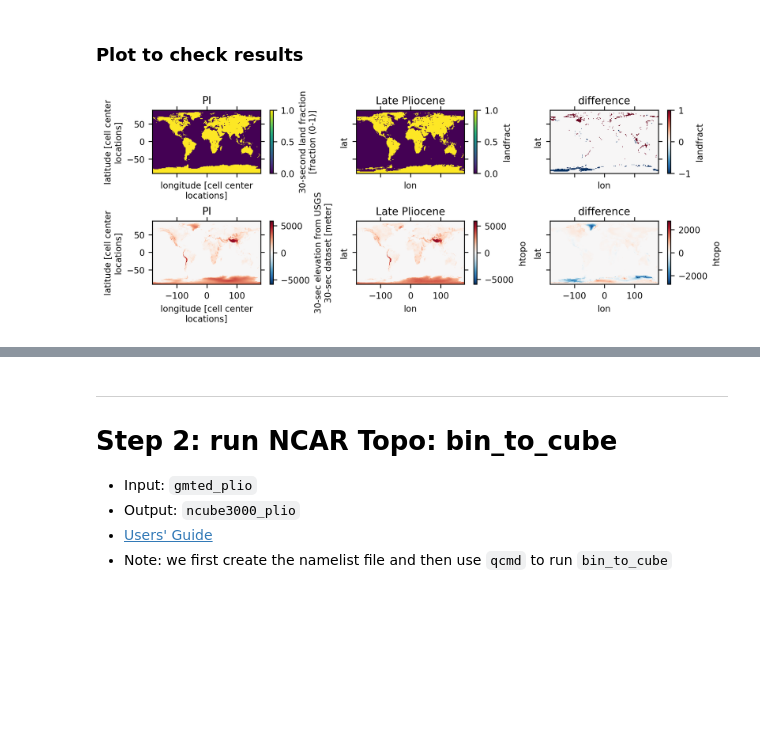
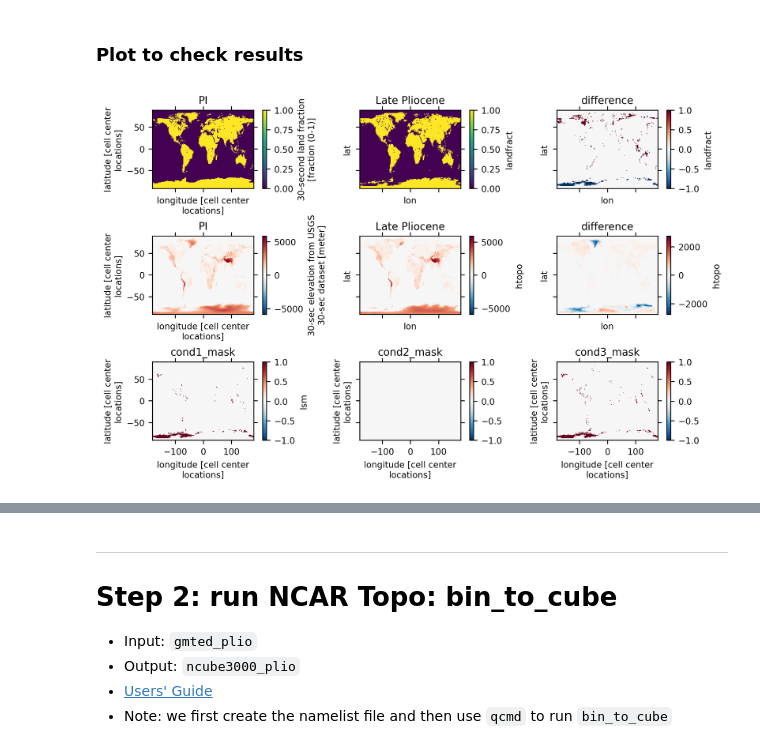
Before and after one commit to jiang-zhu/paleowg-recipes, a Jupyter notebook: cesm3_pliocene/04.setup_cam7_topo_pliomip3.ipynb, the cells around one changed output, grey strips where cells are left out. Cells and saved outputs as stored; diff of their text form; code cells hidden in the pictures; blank space fills up the shorter version.

```diff
--- a/cesm3_pliocene/04.setup_cam7_topo_pliomip3.ipynb
+++ b/cesm3_pliocene/04.setup_cam7_topo_pliomip3.ipynb
@@ -285,27 +276,0 @@ Maximum elevation decrease (m): -3387.0
-# %%
-# Load and smooth land mask
-lsm = ds_plio.lsm.load()
-
-# Iterative smoothing - only smooth partial land/ocean areas
-for i in range(11):
-    smoothed = mpcalc.smooth_n_point(lsm, 9)
-    lsm = xr.where(lsm < 1, smoothed, lsm)
-
-# Apply cosine latitude weighting, preserve pure land points
-cos_weight = np.cos(np.radians(ds_plio.lat))
-landm_coslat = xr.where(ds_plio.lsm >= 1, ds_plio.lsm, lsm * cos_weight)
-
-# ---- Convert longitude from [-180,180] to [0,360] ----
-if "lon" in landm_coslat.dims:
-    landm_coslat = landm_coslat.assign_coords(
-        lon=((landm_coslat.lon + 360) % 360)
-    ).sortby("lon")
-
-# Save to file
-# landm_file = f"{work_dir}/landm_coslat.nc"
-# if os.path.exists(landm_file):
-#     subprocess.run(["rm", "-f", landm_file], check=True)
-
-# landm_coslat.to_dataset(name="LANDM_COSLAT").to_netcdf(landm_file)
-
-landm_coslat.plot(size=2)
@@ -491,31 +480,39 @@ Wall time: 4min 12s
 # %% [markdown]
 ### Plot to check results
 # %%
-fig, axes = plt.subplots(2, 3, figsize=(8, 3),
+fig, axes = plt.subplots(3, 3, figsize=(8, 5),
                          sharex=True, sharey=True,
                          constrained_layout=True)
 
 # Coarsen datasets for quick plotting
 thin = 200
 prei = gmted_ds.isel(
     lat=slice(None, None, thin), lon=slice(None, None, thin)).compute()
 plio = gmted_ds_new.isel(
     lat=slice(None, None, thin), lon=slice(None, None, thin)).compute()
 diff = plio - prei
 
 ds_list = [prei, plio, diff]
 titles = ['PI', 'Late Pliocene', 'difference']
 
 # Top row: landfrac
 for ds, ax, title in zip(ds_list, axes[0, :], titles):
     ds.landfract.plot.pcolormesh(ax=ax)
     ax.set_title(title)
 
-# Bottom row: htopo
+# Middle row: htopo
 for ds, ax, title in zip(ds_list, axes[1, :], titles):
     ds.htopo.plot.pcolormesh(ax=ax)
     ax.set_title(title)
+
+# Bottom row: masks indicating where topo could be clipped to zero
+for mask, ax, title in zip(
+    [cond1, cond2, cond3],
+    axes[2, :],
+    ['cond1_mask', 'cond2_mask', 'cond3_mask']):
+    mask.thin(200).plot.pcolormesh(ax=ax, vmin=-1, vmax=1, cmap='RdBu_r')
+    ax.set_title(title)
 # %% [output]
-[figure, old version]
+[figure, new version]
 # %%
 p1 = plio.htopo.hvplot(
```
Also changed, not shown: parts of 14 cells of this notebook.
